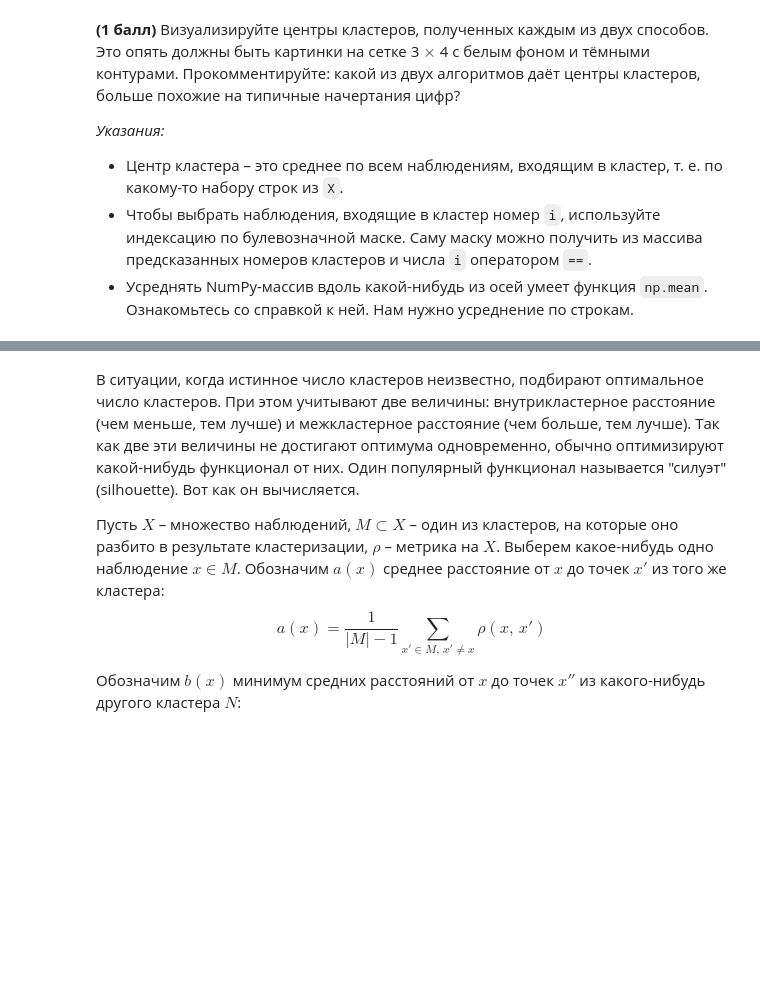
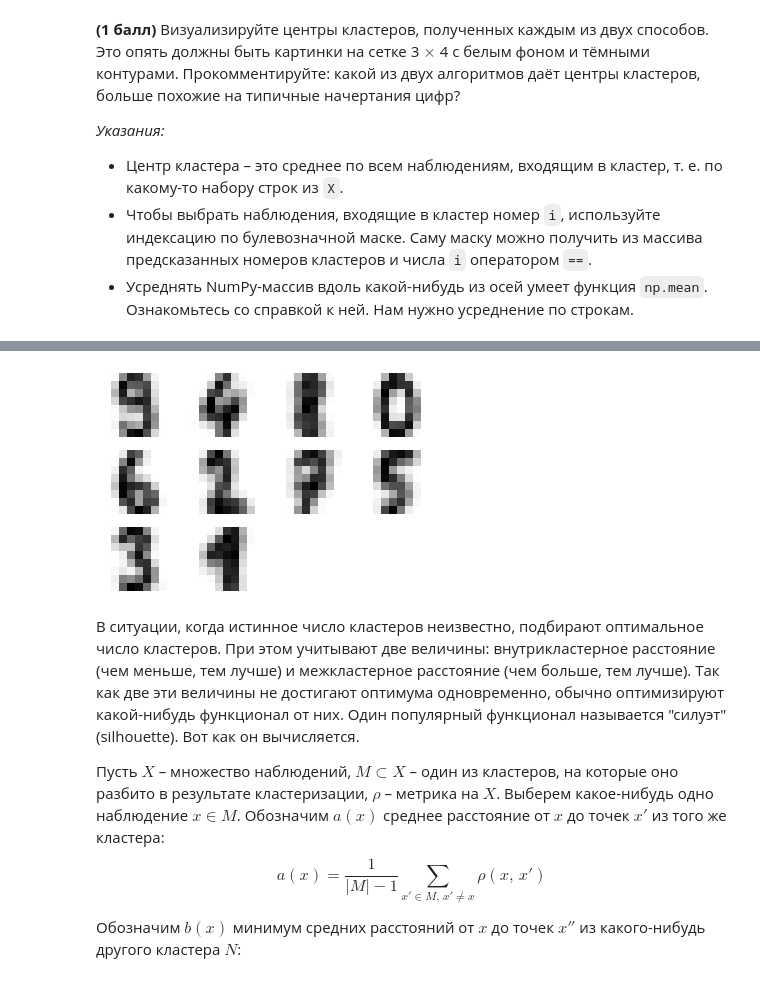
Before and after one commit to evgenny/clustering, a Jupyter notebook: clustering.ipynb, the cells around one changed output, grey strips where cells are left out. Cells and saved outputs as stored; diff of their text form; code cells hidden in the pictures; blank space fills up the shorter version.

```diff
--- a/clustering.ipynb
+++ b/clustering.ipynb
@@ -83,3 +132,21 @@ for row in range(3):
+# %%
+kmeans_centers = []
+
+for i in range(10):
+    digit = np.mean(X[kmeans_clusters == i], axis=0)
+    kmeans_centers.append(digit)
+
+fig, axes = plt.subplots(3, 4)
+
+for row in range(3):
+    for col in range(4):
+        ax = axes[row, col]
+        ax.set_axis_off()
+        index = row * 4  + col
+        if index < 10:
+            ax.imshow(kmeans_centers[index].reshape(8, 8), cmap=plt.cm.gray_r, interpolation='nearest')
+# %% [output]
+[figure, added]
 # %% [markdown]
 В ситуации, когда истинное число кластеров неизвестно, подбирают оптимальное число кластеров. При этом учитывают две величины: внутрикластерное расстояние (чем меньше, тем лучше) и межкластерное расстояние (чем больше, тем лучше). Так как две эти величины не достигают оптимума одновременно, обычно оптимизируют какой-нибудь функционал от них. Один популярный функционал называется "силуэт" (silhouette). Вот как он вычисляется.
 
```
Also changed, not shown: parts of 22 cells of this notebook.
